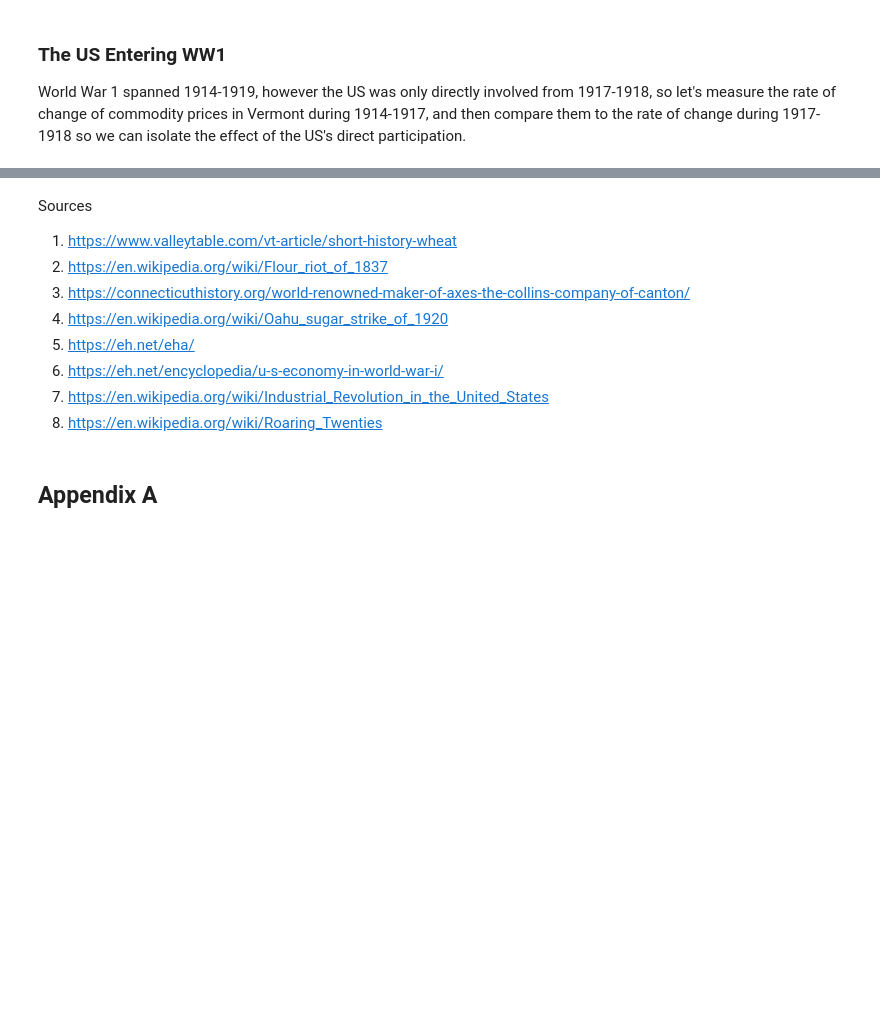
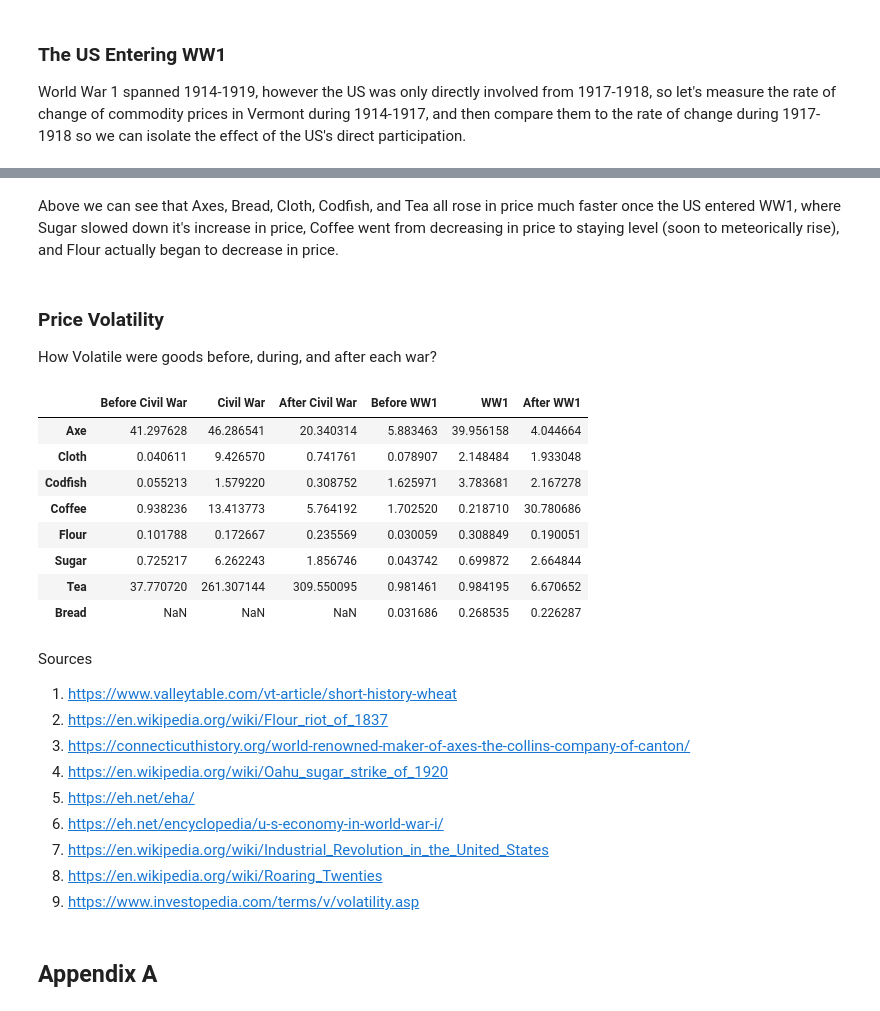
Before and after one commit to Meadosc/commodity_case_study, a Jupyter notebook: main.ipynb, the cells around one changed output, grey strips where cells are left out. Drawn from its saved outputs; the diff is of its cells as text; code cells hidden in the pictures; blank space fills up the shorter version.

Commit message:
Volatility

```diff
--- a/main.ipynb
+++ b/main.ipynb
@@ -354,3 +357,34 @@ df_slope.head()
+# %% [markdown]
+Above we can see that Axes, Bread, Cloth, Codfish, and Tea all rose in price much faster once the US entered WW1, where Sugar slowed down it's increase in price, Coffee went from decreasing in price to staying level (soon to meteorically rise), and Flour actually began to decrease in price.
+# %% [markdown]
+### Price Volatility
+
+How Volatile were goods before, during, and after each war?
+# %%
+# Let's measure the volatility of different time periods
+
+def volatility(arr):
+    return np.sum(np.square(arr - np.mean(arr))) / len(arr)
+
+yr_dict = {'Before Civil War':[1841,1860],"Civil War":[1861,1865], "After Civil War":[1866,1886], "Before WW1":[1894,1913], "WW1":[1914,1918], "After WW1":[1919,1938]}
+df_vol = pd.DataFrame()
+
+for period, year in yr_dict.items():
+    df = df_v[(df_v['Item Year'] >= year[0]) & (df_v['Item Year'] <= year[1])]
+    df = df.groupby(['Commodity'])['Standard Value'].agg(volatility).rename(period)
+    df_vol = pd.concat([df_vol, df], axis=1)
+
+df_vol.head(8)
+# %% [output]
+|  | Before Civil War | Civil War | After Civil War | Before WW1 | WW1 | After WW1 |
+| Axe | 41.297628 | 46.286541 | 20.340314 | 5.883463 | 39.956158 | 4.044664 |
+| Cloth | 0.040611 | 9.426570 | 0.741761 | 0.078907 | 2.148484 | 1.933048 |
+| Codfish | 0.055213 | 1.579220 | 0.308752 | 1.625971 | 3.783681 | 2.167278 |
+| Coffee | 0.938236 | 13.413773 | 5.764192 | 1.702520 | 0.218710 | 30.780686 |
+| Flour | 0.101788 | 0.172667 | 0.235569 | 0.030059 | 0.308849 | 0.190051 |
+| Sugar | 0.725217 | 6.262243 | 1.856746 | 0.043742 | 0.699872 | 2.664844 |
+| Tea | 37.770720 | 261.307144 | 309.550095 | 0.981461 | 0.984195 | 6.670652 |
+| Bread | NaN | NaN | NaN | 0.031686 | 0.268535 | 0.226287 |
 # %% [markdown]
 Sources
 1. https://www.valleytable.com/vt-article/short-history-wheat
@@ -361,6 +395,7 @@ Sources
 6. https://eh.net/encyclopedia/u-s-economy-in-world-war-i/
 7. https://en.wikipedia.org/wiki/Industrial_Revolution_in_the_United_States
 8. https://en.wikipedia.org/wiki/Roaring_Twenties
+9. https://www.investopedia.com/terms/v/volatility.asp
 # %% [markdown]
 ## Appendix A
 # %%
```
Also changed, not shown: parts of 3 cells of this notebook.
